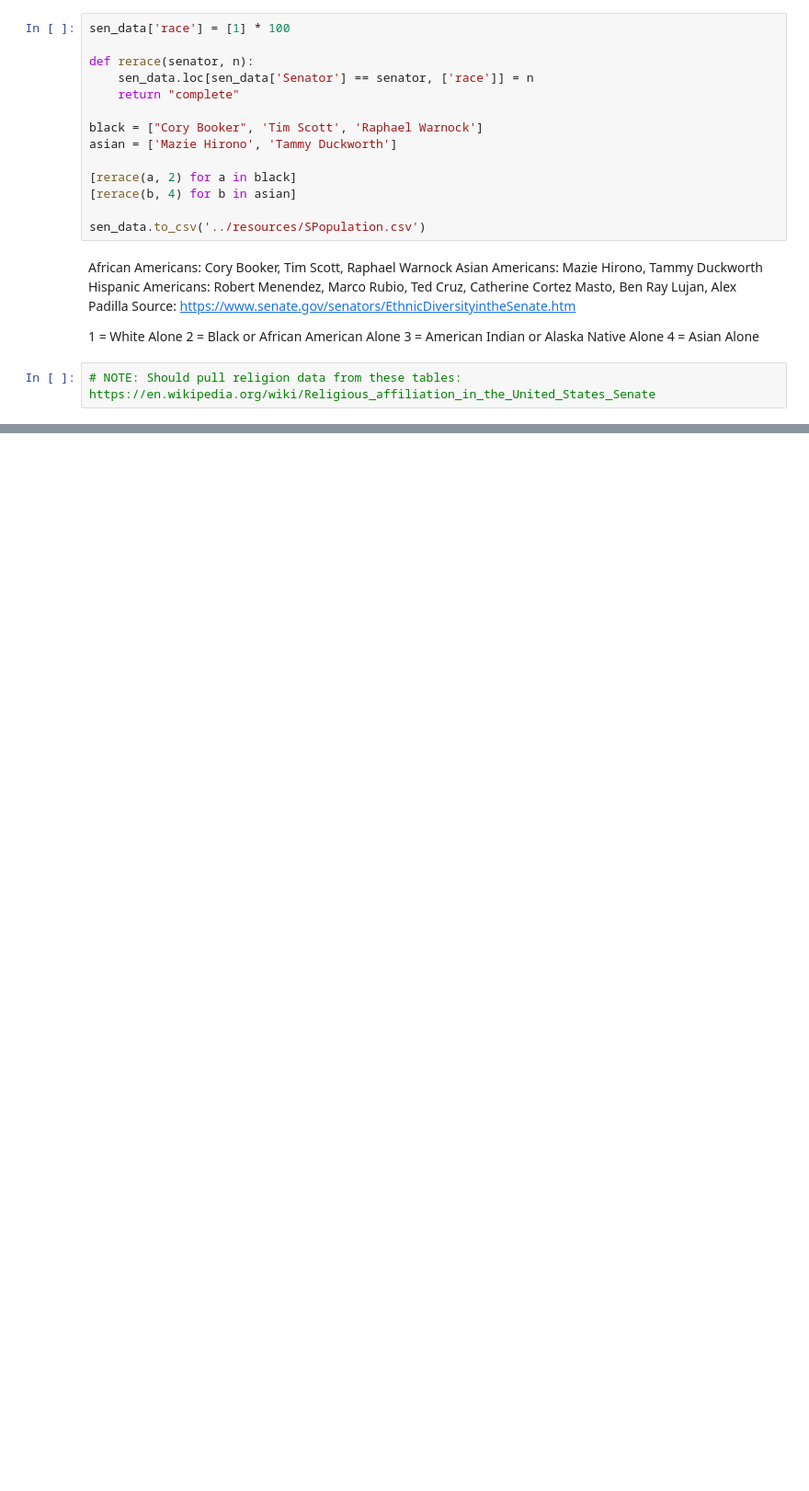
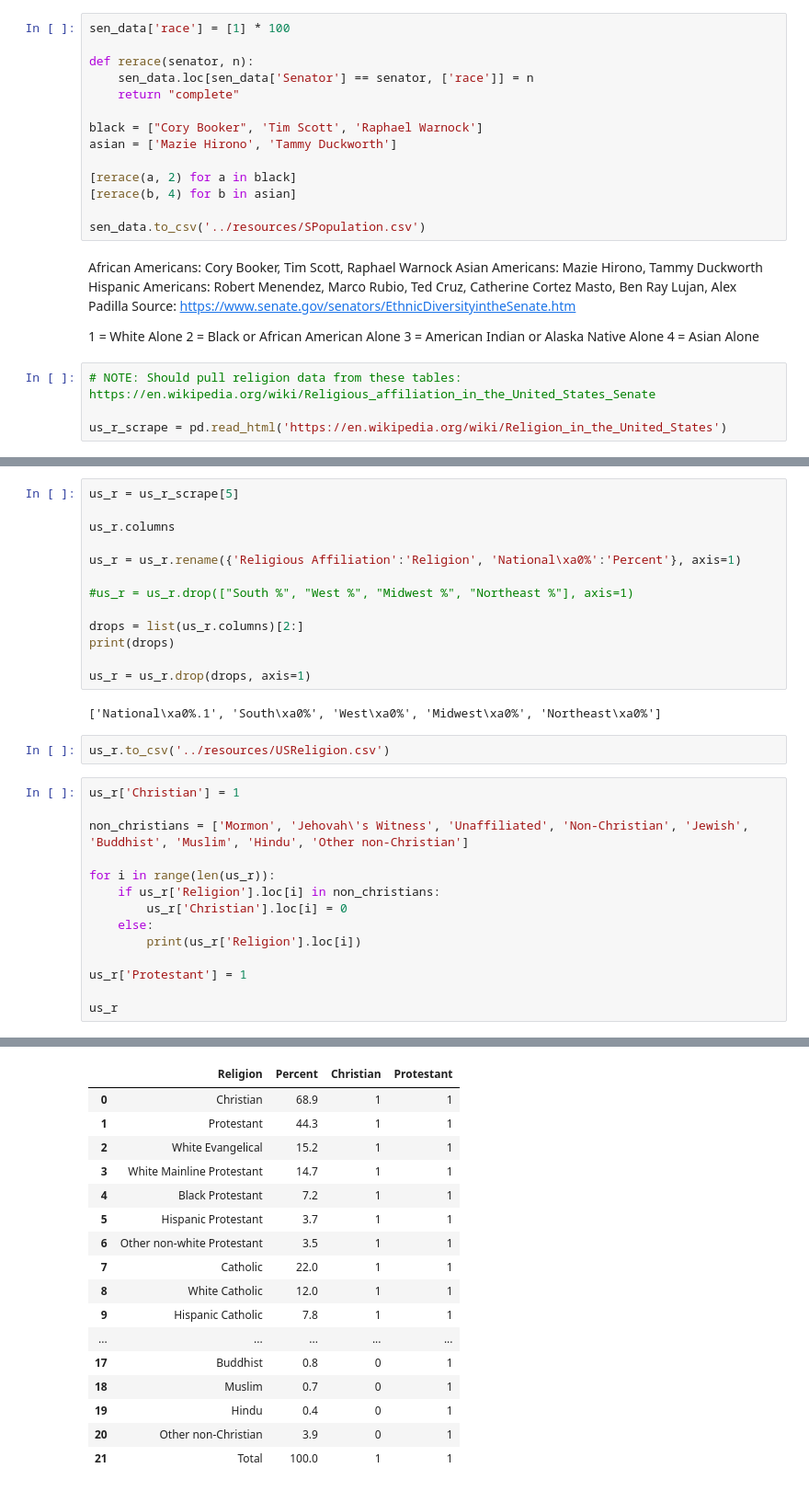
Before and after one commit to isabelle-sanford/senate-analysis, a Jupyter notebook: Resources/CleanPopulationData.ipynb, the cells around one changed output, grey strips where cells are left out. Shown at 92% size. Drawn from its saved outputs; the diff is of its cells as text; blank space fills up the shorter version.

Commit message:
add pew data, put good relig through to json

```diff
--- a/Resources/CleanPopulationData.ipynb
+++ b/Resources/CleanPopulationData.ipynb
@@ -218,3 +224,5 @@ Source: https://www.senate.gov/senators/EthnicDiversityintheSenate.htm
 4 = Asian Alone
 # %%
 # NOTE: Should pull religion data from these tables: https://en.wikipedia.org/wiki/Religious_affiliation_in_the_United_States_Senate
+
+us_r_scrape = pd.read_html('https://en.wikipedia.org/wiki/Religion_in_the_United_States')
@@ -220,0 +233,32 @@ Source: https://www.senate.gov/senators/EthnicDiversityintheSenate.htm
+# %%
+us_r = us_r_scrape[5]
+
+us_r.columns
+
+us_r = us_r.rename({'Religious Affiliation':'Religion', 'National\xa0%':'Percent'}, axis=1)
+
+#us_r = us_r.drop(["South %", "West %", "Midwest %", "Northeast %"], axis=1)
+
+drops = list(us_r.columns)[2:]
+print(drops)
+
+us_r = us_r.drop(drops, axis=1)
+# %% [output]
+['National\xa0%.1', 'South\xa0%', 'West\xa0%', 'Midwest\xa0%', 'Northeast\xa0%']
+# %%
+us_r.to_csv('../resources/USReligion.csv')
+# %%
+us_r['Christian'] = 1
+
+non_christians = ['Mormon', 'Jehovah\'s Witness', 'Unaffiliated', 'Non-Christian', 'Jewish', 'Buddhist', 'Muslim', 'Hindu', 'Other non-Christian']
+
+for i in range(len(us_r)):
+    if us_r['Religion'].loc[i] in non_christians:
+        us_r['Christian'].loc[i] = 0
+    else:
+        print(us_r['Religion'].loc[i])
+
+us_r['Protestant'] = 1
+
+us_r
+# %% [output]
@@ -220,0 +282,17 @@ Source: https://www.senate.gov/senators/EthnicDiversityintheSenate.htm
+|  | Religion | Percent | Christian | Protestant |
+| 0 | Christian | 68.9 | 1 | 1 |
+| 1 | Protestant | 44.3 | 1 | 1 |
+| 2 | White Evangelical | 15.2 | 1 | 1 |
+| 3 | White Mainline Protestant | 14.7 | 1 | 1 |
+| 4 | Black Protestant | 7.2 | 1 | 1 |
+| 5 | Hispanic Protestant | 3.7 | 1 | 1 |
+| 6 | Other non-white Protestant | 3.5 | 1 | 1 |
+| 7 | Catholic | 22.0 | 1 | 1 |
+| 8 | White Catholic | 12.0 | 1 | 1 |
+| 9 | Hispanic Catholic | 7.8 | 1 | 1 |
+| ... | ... | ... | ... | ... |
+| 17 | Buddhist | 0.8 | 0 | 1 |
+| 18 | Muslim | 0.7 | 0 | 1 |
+| 19 | Hindu | 0.4 | 0 | 1 |
+| 20 | Other non-Christian | 3.9 | 0 | 1 |
+| 21 | Total | 100.0 | 1 | 1 |
```
Also changed, not shown: parts of 7 cells of this notebook, 11 other files.
